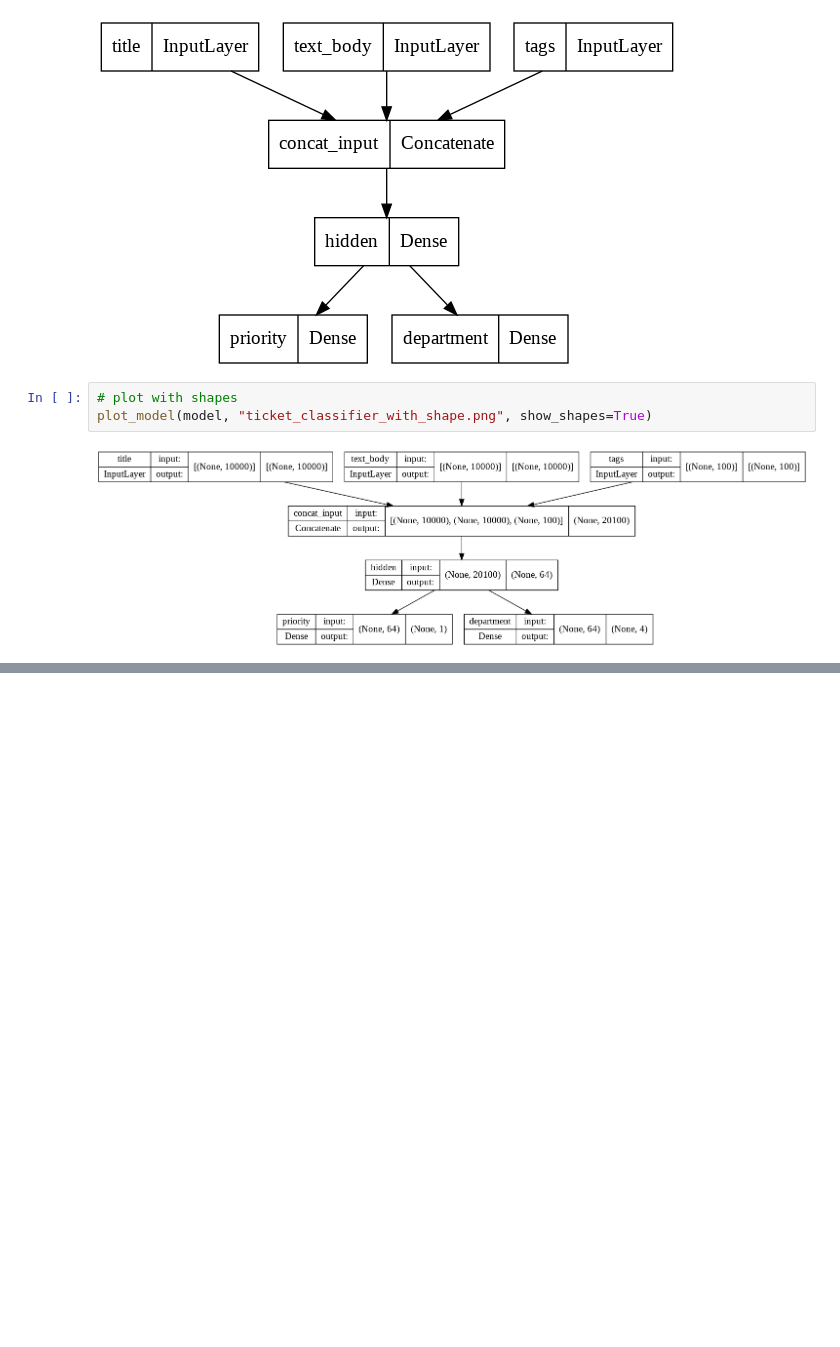
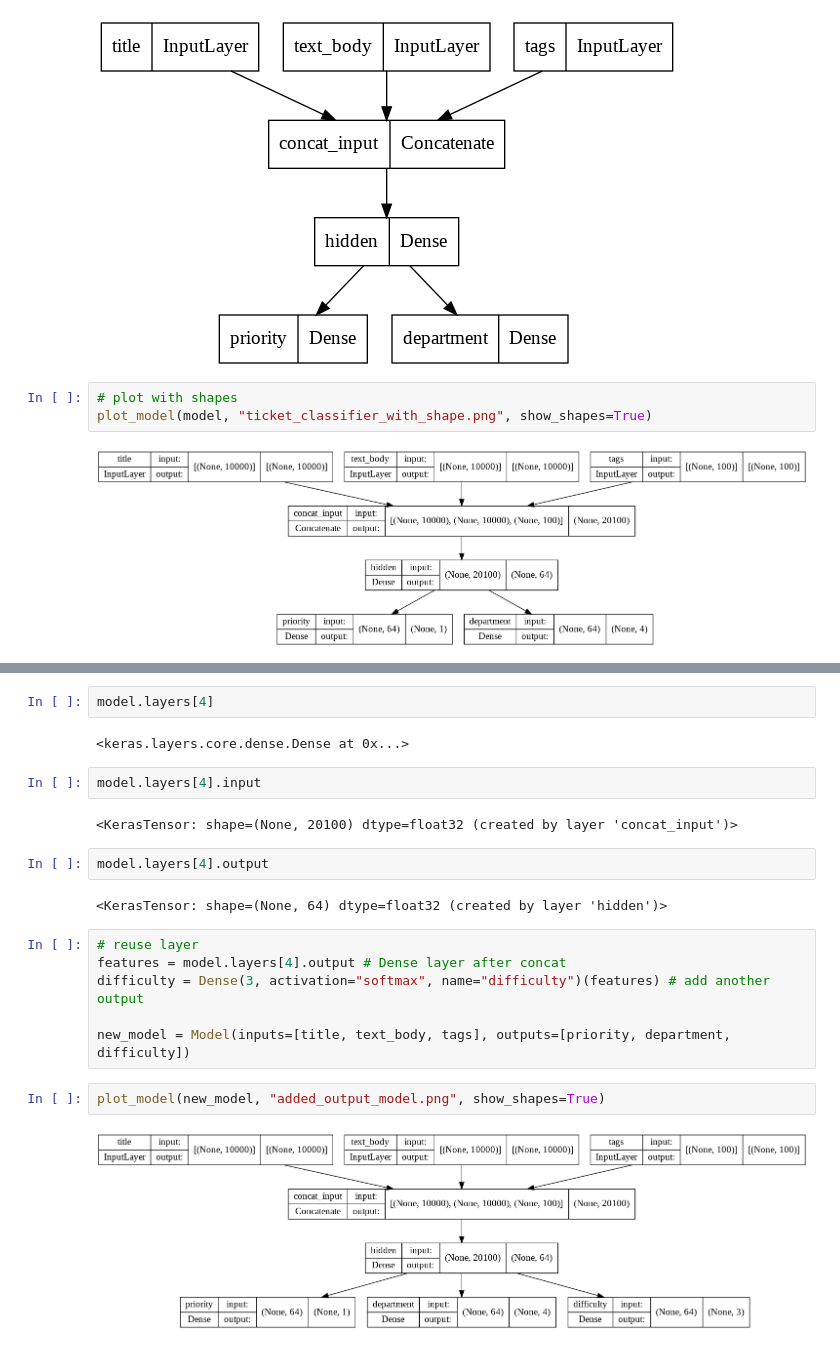
Before and after one commit to CKeibel/tensorflow, a Jupyter notebook: 03-keras-deep-dive/building_models.ipynb, the cells around one changed output, grey strips where cells are left out. Drawn from its saved outputs; the diff is of its cells as text; blank space fills up the shorter version.

Commit message:
reuse layers, add another output

```diff
--- a/03-keras-deep-dive/building_models.ipynb
+++ b/03-keras-deep-dive/building_models.ipynb
@@ -192,0 +205,22 @@ plot_model(model, "ticket_classifier_with_shape.png", show_shapes=True)
+# %%
+model.layers[4]
+# %% [output]
+<keras.layers.core.dense.Dense at 0x...>
+# %%
+model.layers[4].input
+# %% [output]
+<KerasTensor: shape=(None, 20100) dtype=float32 (created by layer 'concat_input')>
+# %%
+model.layers[4].output
+# %% [output]
+<KerasTensor: shape=(None, 64) dtype=float32 (created by layer 'hidden')>
+# %%
+# reuse layer
+features = model.layers[4].output # Dense layer after concat
+difficulty = Dense(3, activation="softmax", name="difficulty")(features) # add another output
+
+new_model = Model(inputs=[title, text_body, tags], outputs=[priority, department, difficulty])
+# %%
+plot_model(new_model, "added_output_model.png", show_shapes=True)
+# %% [output]
+[figure, added]
```
Also changed, not shown: parts of 2 cells of this notebook.
